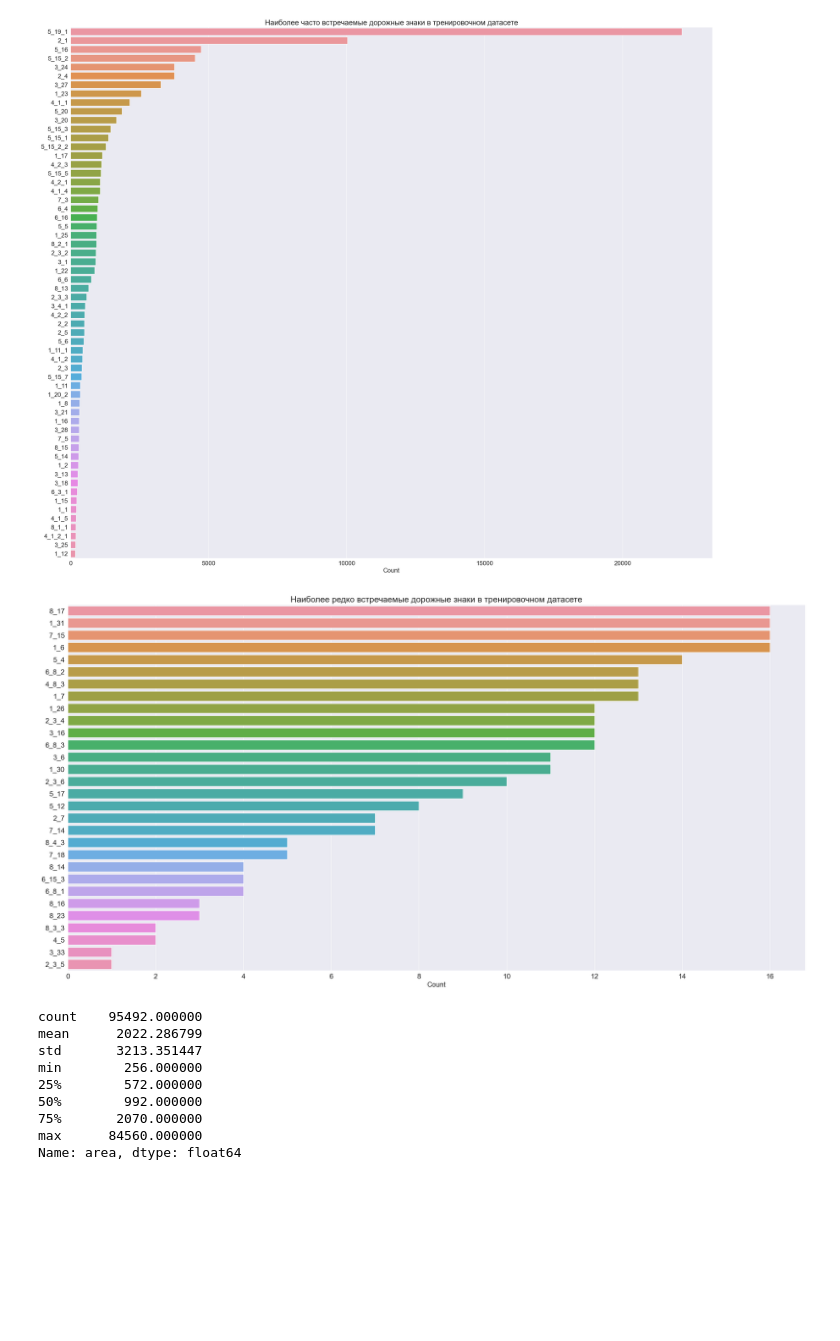
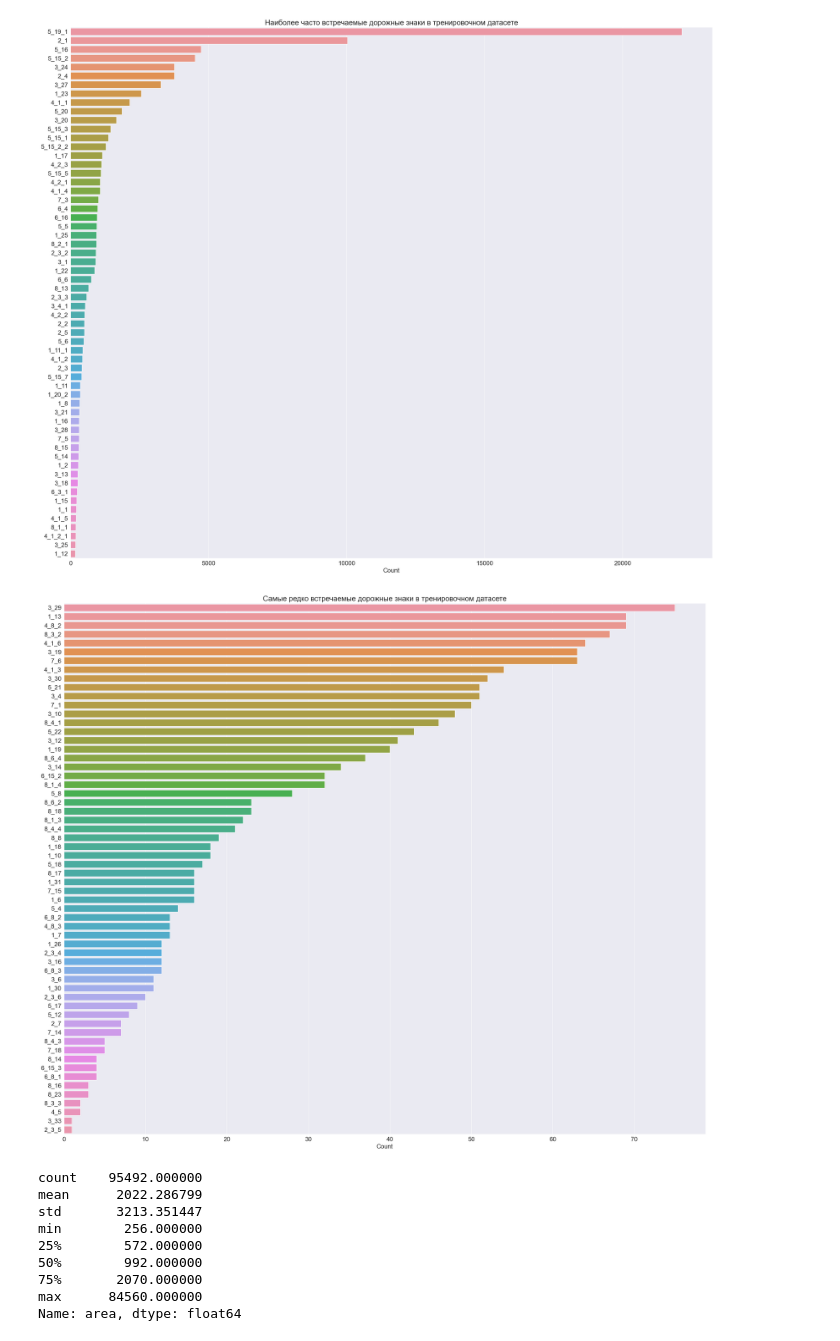
Before and after one commit to artsiom-ml/traffic_sign_recognition, a Jupyter notebook: notebooks/EDA_RTSD.ipynb, the cells around one changed output. Saved outputs shown, nothing was run; the diff lists cells and outputs as text; code cells hidden in the pictures; blank space fills up the shorter version.

```diff
--- a/notebooks/EDA_RTSD.ipynb
+++ b/notebooks/EDA_RTSD.ipynb
@@ -44,3 +17,4 @@ print(os.listdir())
 # %%
-input_path = './../input/rtsd-kaggle'
-output_path = './../datasets/rtsd-kaggle-5'
+input_path = './../input/rtsd'
+output_path = './../datasets/rtsd'
+rtsd = RtsdDataset(input_path=input_path, output_path=output_path)
@@ -148,0 +21,3 @@ val_labels_df['height'] = val_labels_df['image_id'].apply(lambda x: img_id2size.
+# %%
+train_labels_df = rtsd.parse_input_annotations(rtsd.train_annotations_path)
+val_labels_df = rtsd.parse_input_annotations(rtsd.val_annotations_path)
@@ -169,12 +49,12 @@ ax = sns.barplot(x=first60_cat_counts.values, y=first60_cat_counts.index).set(ti
 # %% [output]
 [figure]
 # %%
-last15_cat_counts = train_labels_df['label'].value_counts()[-30:]
-plt.figure(figsize=(30, 15))
+last_cat_counts = train_labels_df['label'].value_counts()[-60:]
+plt.figure(figsize=(30, 25))
 plt.xlabel('Count')
-ax = sns.barplot(x=last15_cat_counts.values, y=last15_cat_counts.index).set(title='Наиболее редко встречаемые дорожные знаки в тренировочном датасете')
+ax = sns.barplot(x=last_cat_counts.values, y=last_cat_counts.index).set(title='Самые редко встречаемые дорожные знаки в тренировочном датасете')
 # %% [output]
-[figure, old version]
+[figure, new version]
 # %%
 train_labels_df['area'].describe()
 # %% [output]
```
Also changed, not shown: parts of 63 cells of this notebook, 5 other files.
